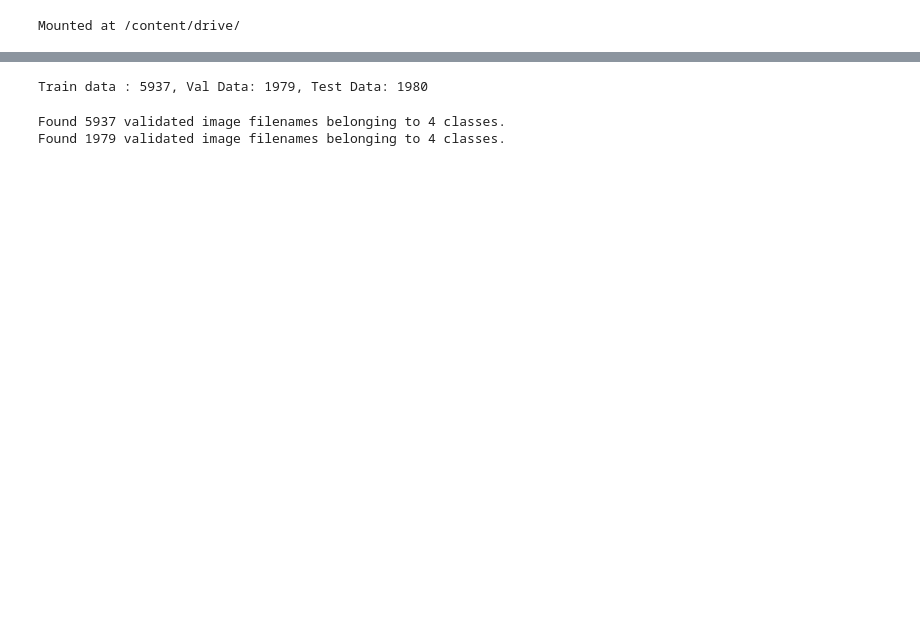
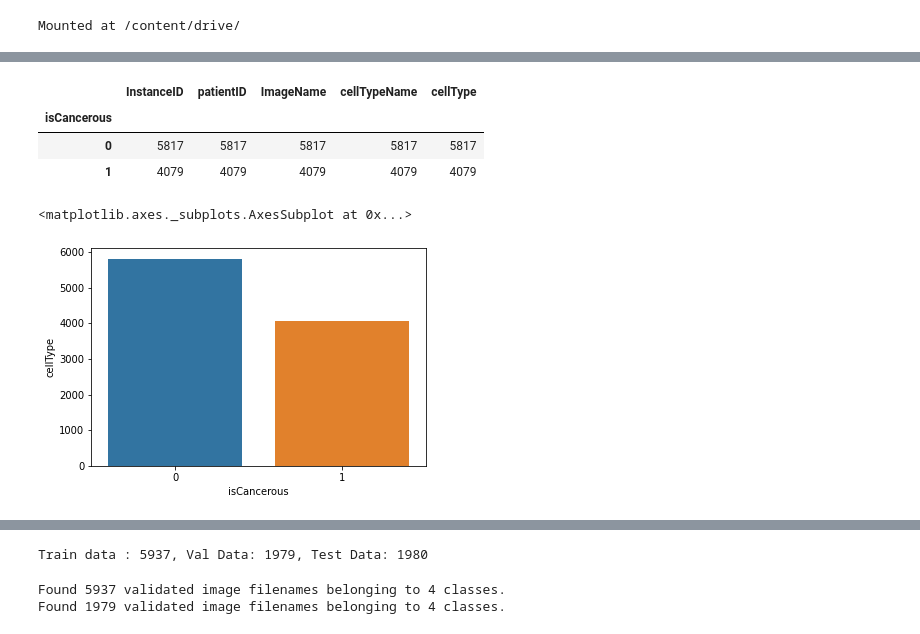
Before and after one commit to Sachin270/CMLAssignment2, a Jupyter notebook: Assignment2.ipynb, the cells around one changed output, grey strips where cells are left out. Cells and saved outputs as stored; diff of their text form; code cells hidden in the pictures; blank space fills up the shorter version.

```diff
--- a/Assignment2.ipynb
+++ b/Assignment2.ipynb
@@ -26,0 +50,14 @@ data_labels_mainData.csv   __MACOSX  sample_data
+# %%
+data.groupby('isCancerous').agg('count')
+# %% [output]
+|  | InstanceID | patientID | ImageName | cellTypeName | cellType |
+| isCancerous |  |  |  |  |  |
+| 0 | 5817 | 5817 | 5817 | 5817 | 5817 |
+| 1 | 4079 | 4079 | 4079 | 4079 | 4079 |
+# %%
+sns.barplot(x=data.groupby('isCancerous').agg('count').index,
+            y='cellType',
+            data=data.groupby('isCancerous').agg('count'))
+# %% [output]
+<matplotlib.axes._subplots.AxesSubplot at 0x...>
+[figure, added]
```
Also changed, not shown: parts of 15 cells of this notebook.
